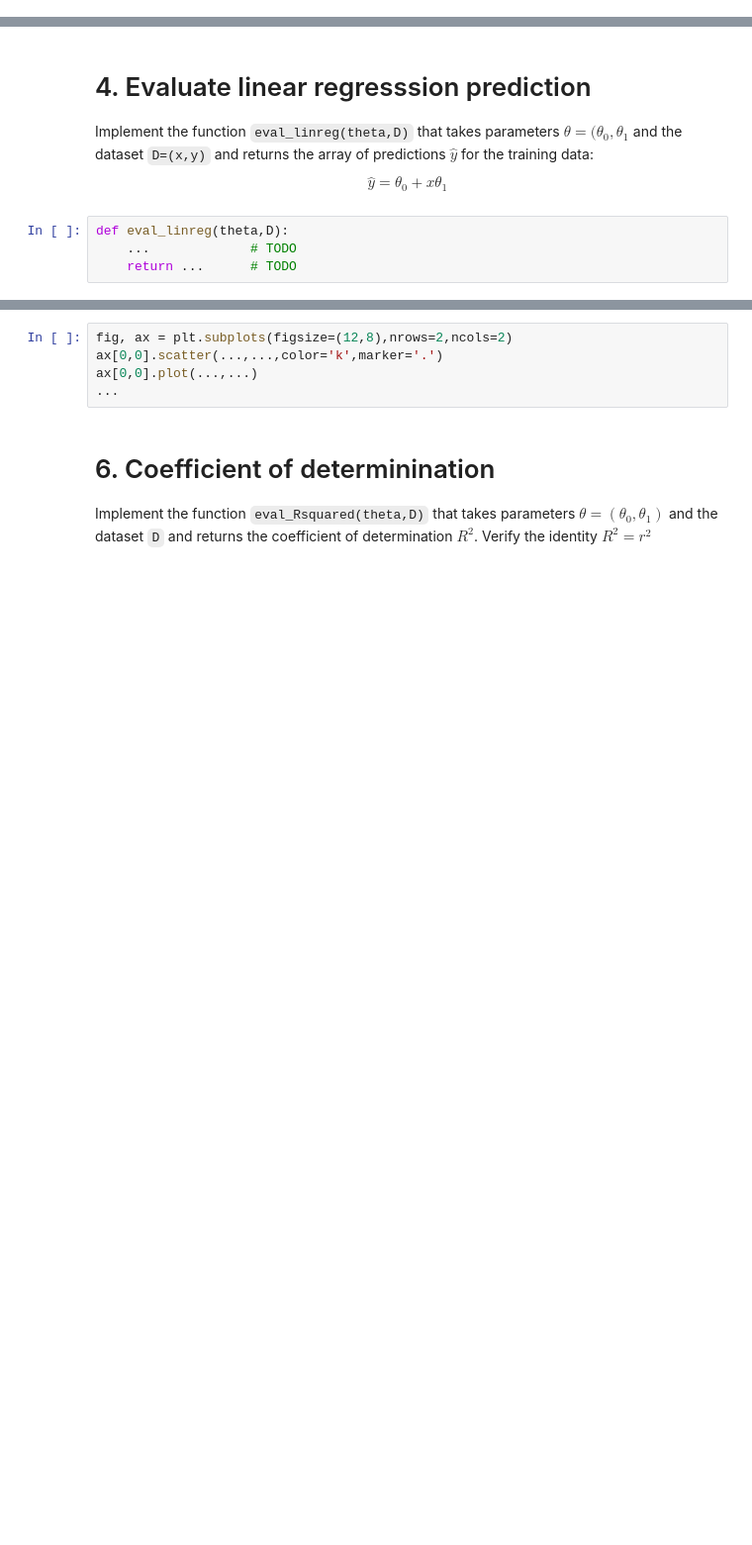
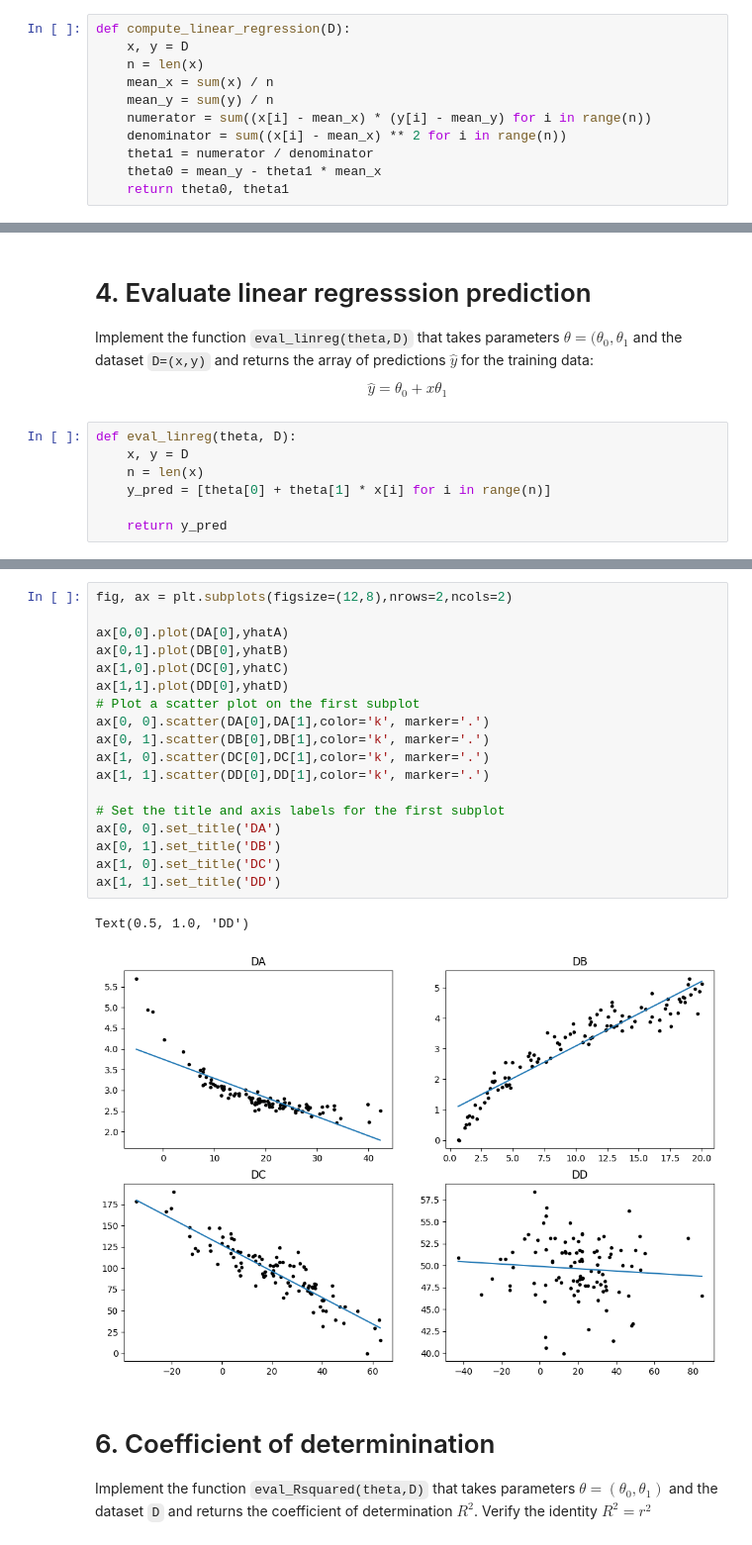
Before and after one commit to EnchengLiu/Coursera-Happy-Exercise-with-Jiayi, a Jupyter notebook: Berkeley 276DS Statistics and Data Science/hw/hw3/hw3.ipynb, the cells around one changed output, grey strips where cells are left out. Shown at 99% size. Drawn from its saved outputs; the diff is of its cells as text; blank space fills up the shorter version.

```diff
--- a/Berkeley 276DS Statistics and Data Science/hw/hw3/hw3.ipynb
+++ b/Berkeley 276DS Statistics and Data Science/hw/hw3/hw3.ipynb
@@ -71,3 +88,14 @@ def compute_linear_regression(D):
+# %%
+def compute_linear_regression(D):
+    x, y = D
+    n = len(x)
+    mean_x = sum(x) / n
+    mean_y = sum(y) / n
+    numerator = sum((x[i] - mean_x) * (y[i] - mean_y) for i in range(n))
+    denominator = sum((x[i] - mean_x) ** 2 for i in range(n))
+    theta1 = numerator / denominator
+    theta0 = mean_y - theta1 * mean_x
+    return theta0, theta1
 # %%
 thetaA = compute_linear_regression(DA)
 thetaB = compute_linear_regression(DB)
@@ -85,10 +120,13 @@ grader.check("q3")
 
 Implement the function `eval_linreg(theta,D)` that takes parameters $\theta=(\theta_0,\theta_1$ and the dataset `D=(x,y)` and returns the array of predictions $\hat{y}$ for the training data:
 $$\hat{y} = \theta_0 + x \theta_1$$
-# %%
-def eval_linreg(theta,D):
-    ...             # TODO
-    return ...      # TODO
+# %%
+def eval_linreg(theta, D):
+    x, y = D
+    n = len(x)
+    y_pred = [theta[0] + theta[1] * x[i] for i in range(n)]
+
+    return y_pred
 # %%
 yhatA = eval_linreg(thetaA,DA)
 yhatB = eval_linreg(thetaB,DB)
@@ -107,11 +152,27 @@ grader.check("q4")
 Overlay the linear regression lines on each one of the scatter plots. Your plot should look like this:
 
 <img src="f2.png" />
-# %%
-fig, ax = plt.subplots(figsize=(12,8),nrows=2,ncols=2)
-ax[0,0].scatter(...,...,color='k',marker='.')
-ax[0,0].plot(...,...)
-...
+# %%
+fig, ax = plt.subplots(figsize=(12,8),nrows=2,ncols=2)
+
+ax[0,0].plot(DA[0],yhatA)
+ax[0,1].plot(DB[0],yhatB)
+ax[1,0].plot(DC[0],yhatC)
+ax[1,1].plot(DD[0],yhatD)
+# Plot a scatter plot on the first subplot
+ax[0, 0].scatter(DA[0],DA[1],color='k', marker='.')
+ax[0, 1].scatter(DB[0],DB[1],color='k', marker='.')
+ax[1, 0].scatter(DC[0],DC[1],color='k', marker='.')
+ax[1, 1].scatter(DD[0],DD[1],color='k', marker='.')
+
+# Set the title and axis labels for the first subplot
+ax[0, 0].set_title('DA')
+ax[0, 1].set_title('DB')
+ax[1, 0].set_title('DC')
+ax[1, 1].set_title('DD')
+# %% [output]
+Text(0.5, 1.0, 'DD')
+[figure, added]
 # %% [markdown]
 # 6. Coefficient of determinination
 
```
Also changed, not shown: parts of 37 cells of this notebook, 43 other files.
